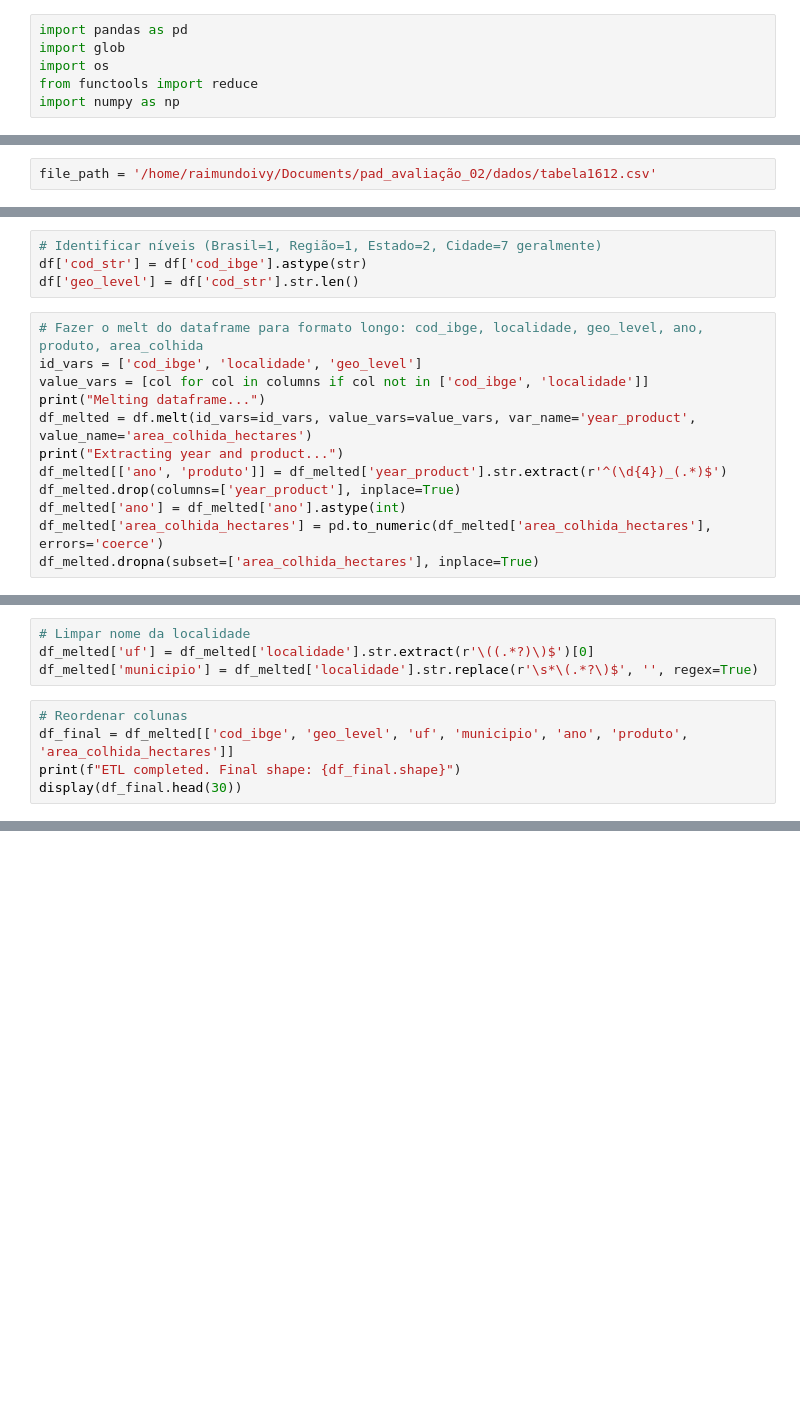
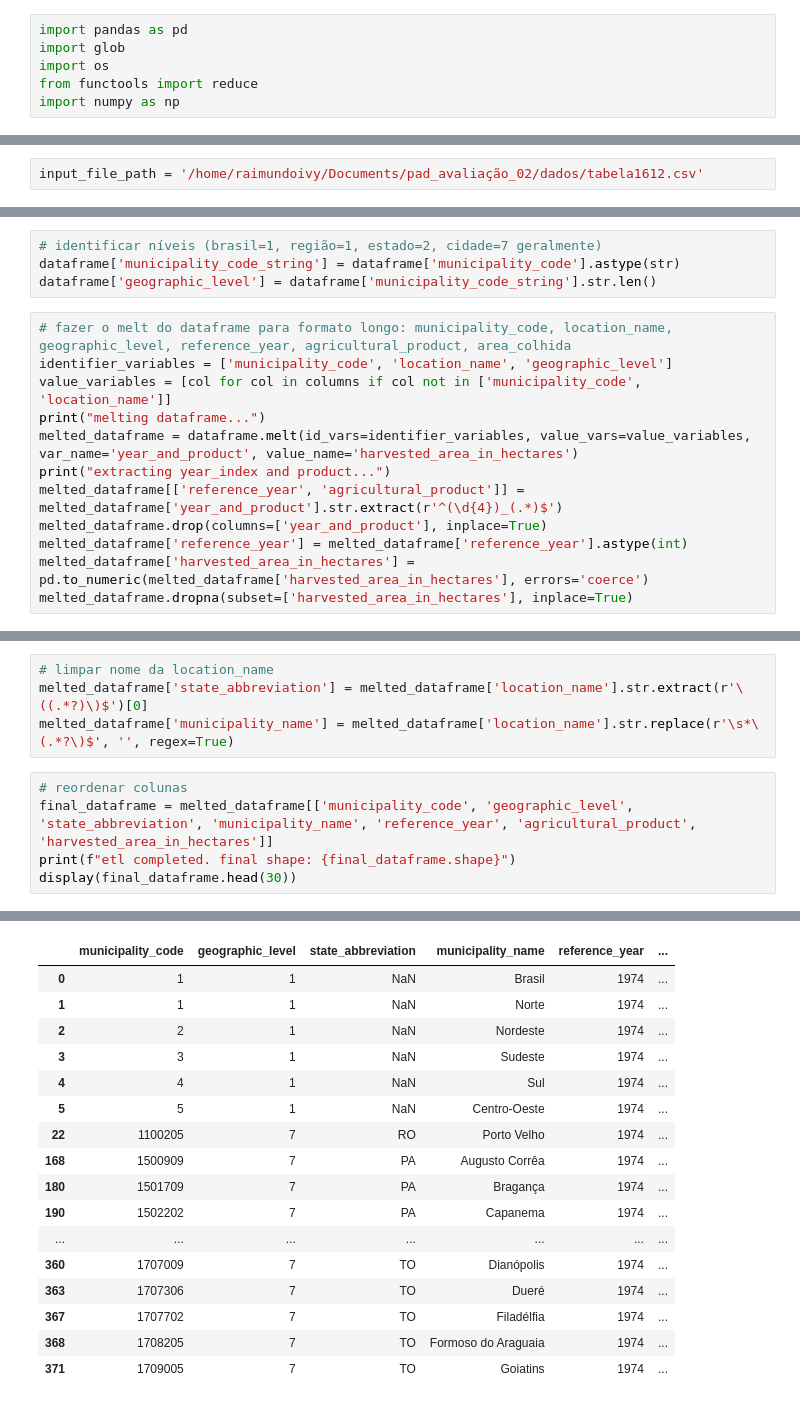
Before and after one commit to Raimundoivy/pad_avaliacao_02, a Jupyter notebook: notebooks/pad_avaliacao_02.ipynb, the cells around one changed output, grey strips where cells are left out. Cells and saved outputs as stored; diff of their text form; blank space fills up the shorter version.

```diff
--- a/notebooks/pad_avaliacao_02.ipynb
+++ b/notebooks/pad_avaliacao_02.ipynb
@@ -223,3 +260,3 @@ print("Done!")
 # %%
-file_path = '/home/raimundoivy/Documents/pad_avaliação_02/dados/tabela1612.csv'
+input_file_path = '/home/raimundoivy/Documents/pad_avaliação_02/dados/tabela1612.csv'
 # %%
@@ -268,16 +311,16 @@ df['cod_ibge'] = df['cod_ibge'].astype(int)
 # %%
-# Identificar níveis (Brasil=1, Região=1, Estado=2, Cidade=7 geralmente)
-df['cod_str'] = df['cod_ibge'].astype(str)
-df['geo_level'] = df['cod_str'].str.len()
+# identificar níveis (brasil=1, região=1, estado=2, cidade=7 geralmente)
+dataframe['municipality_code_string'] = dataframe['municipality_code'].astype(str)
+dataframe['geographic_level'] = dataframe['municipality_code_string'].str.len()
 # %%
-# Fazer o melt do dataframe para formato longo: cod_ibge, localidade, geo_level, ano, produto, area_colhida
-id_vars = ['cod_ibge', 'localidade', 'geo_level']
-value_vars = [col for col in columns if col not in ['cod_ibge', 'localidade']]
-print("Melting dataframe...")
-df_melted = df.melt(id_vars=id_vars, value_vars=value_vars, var_name='year_product', value_name='area_colhida_hectares')
-print("Extracting year and product...")
-df_melted[['ano', 'produto']] = df_melted['year_product'].str.extract(r'^(\d{4})_(.*)$')
-df_melted.drop(columns=['year_product'], inplace=True)
-df_melted['ano'] = df_melted['ano'].astype(int)
-df_melted['area_colhida_hectares'] = pd.to_numeric(df_melted['area_colhida_hectares'], errors='coerce')
-df_melted.dropna(subset=['area_colhida_hectares'], inplace=True)
+# fazer o melt do dataframe para formato longo: municipality_code, location_name, geographic_level, reference_year, agricultural_product, area_colhida
+identifier_variables = ['municipality_code', 'location_name', 'geographic_level']
+value_variables = [col for col in columns if col not in ['municipality_code', 'location_name']]
+print("melting dataframe...")
+melted_dataframe = dataframe.melt(id_vars=identifier_variables, value_vars=value_variables, var_name='year_and_product', value_name='harvested_area_in_hectares')
+print("extracting year_index and product...")
+melted_dataframe[['reference_year', 'agricultural_product']] = melted_dataframe['year_and_product'].str.extract(r'^(\d{4})_(.*)$')
+melted_dataframe.drop(columns=['year_and_product'], inplace=True)
+melted_dataframe['reference_year'] = melted_dataframe['reference_year'].astype(int)
+melted_dataframe['harvested_area_in_hectares'] = pd.to_numeric(melted_dataframe['harvested_area_in_hectares'], errors='coerce')
+melted_dataframe.dropna(subset=['harvested_area_in_hectares'], inplace=True)
@@ -284,9 +330,10 @@ df_melted.dropna(subset=['area_colhida_hectares'], inplace=True)
 # %%
-# Limpar nome da localidade
-df_melted['uf'] = df_melted['localidade'].str.extract(r'\((.*?)\)$')[0]
-df_melted['municipio'] = df_melted['localidade'].str.replace(r'\s*\(.*?\)$', '', regex=True)
+# limpar nome da location_name
+melted_dataframe['state_abbreviation'] = melted_dataframe['location_name'].str.extract(r'\((.*?)\)$')[0]
+melted_dataframe['municipality_name'] = melted_dataframe['location_name'].str.replace(r'\s*\(.*?\)$', '', regex=True)
 # %%
-# Reordenar colunas
-df_final = df_melted[['cod_ibge', 'geo_level', 'uf', 'municipio', 'ano', 'produto', 'area_colhida_hectares']]
-print(f"ETL completed. Final shape: {df_final.shape}")
-display(df_final.head(30))
+# reordenar colunas
+final_dataframe = melted_dataframe[['municipality_code', 'geographic_level', 'state_abbreviation', 'municipality_name', 'reference_year', 'agricultural_product', 'harvested_area_in_hectares']]
+print(f"etl completed. final shape: {final_dataframe.shape}")
+display(final_dataframe.head(30))
+# %% [output]
@@ -293 +341,18 @@ display(df_final.head(30))
+|  | municipality_code | geographic_level | state_abbreviation | municipality_name | reference_year | ... |
+| 0 | 1 | 1 | NaN | Brasil | 1974 | ... |
+| 1 | 1 | 1 | NaN | Norte | 1974 | ... |
+| 2 | 2 | 1 | NaN | Nordeste | 1974 | ... |
+| 3 | 3 | 1 | NaN | Sudeste | 1974 | ... |
+| 4 | 4 | 1 | NaN | Sul | 1974 | ... |
+| 5 | 5 | 1 | NaN | Centro-Oeste | 1974 | ... |
+| 22 | 1100205 | 7 | RO | Porto Velho | 1974 | ... |
+| 168 | 1500909 | 7 | PA | Augusto Corrêa | 1974 | ... |
+| 180 | 1501709 | 7 | PA | Bragança | 1974 | ... |
+| 190 | 1502202 | 7 | PA | Capanema | 1974 | ... |
+| ... | ... | ... | ... | ... | ... | ... |
+| 360 | 1707009 | 7 | TO | Dianópolis | 1974 | ... |
+| 363 | 1707306 | 7 | TO | Dueré | 1974 | ... |
+| 367 | 1707702 | 7 | TO | Filadélfia | 1974 | ... |
+| 368 | 1708205 | 7 | TO | Formoso do Araguaia | 1974 | ... |
+| 371 | 1709005 | 7 | TO | Goiatins | 1974 | ... |
 # %%
```
Also changed, not shown: parts of 49 cells of this notebook, 15 other files.
